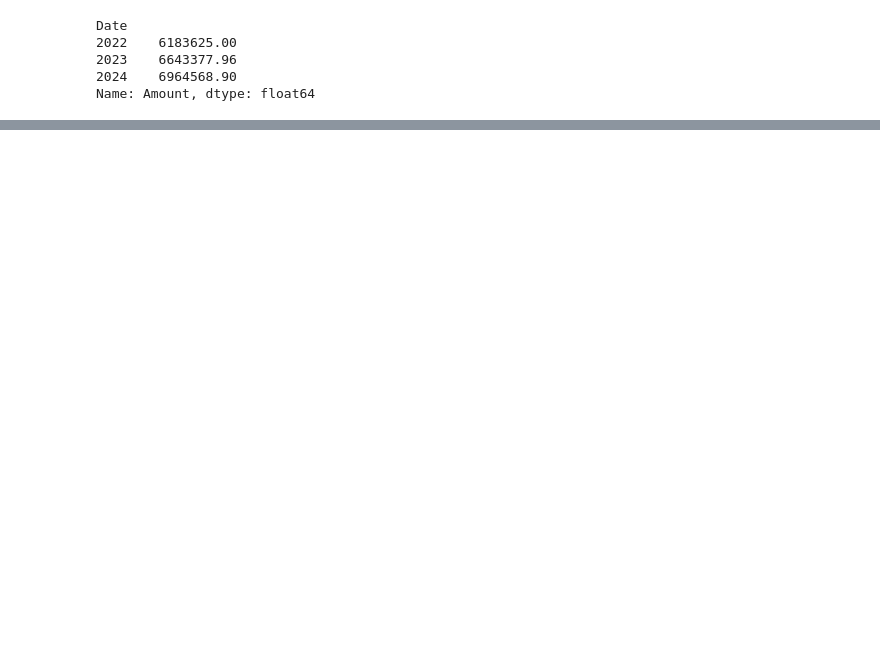
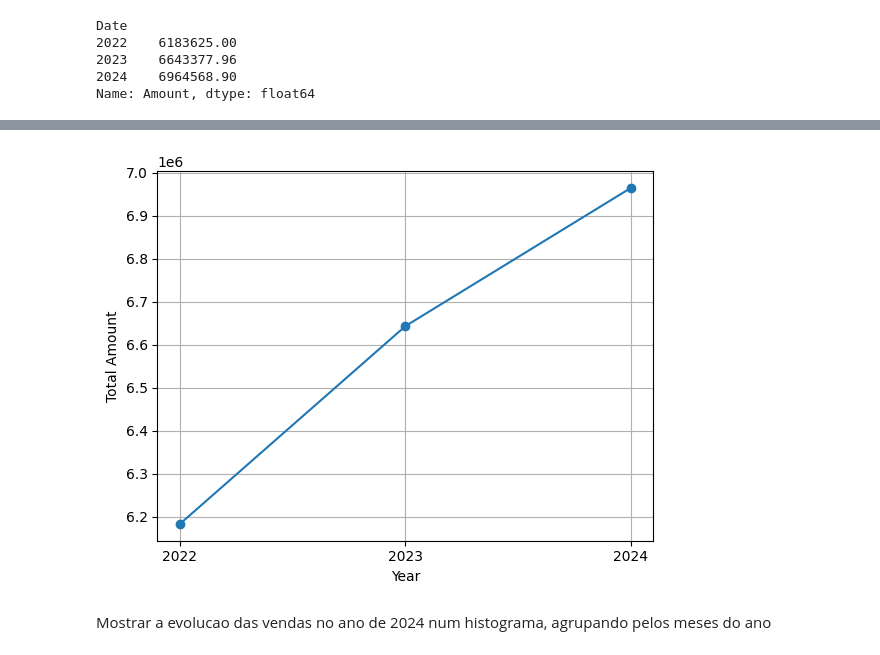
Before and after one commit to Jaimepelembe/Data_analyst_bootcamp_from_basics_to_advanced, a Jupyter notebook: S4_Data_Analysis/ExercisesMatplotlibVisualization.ipynb, the cells around one changed output, grey strips where cells are left out. Drawn from its saved outputs; the diff is of its cells as text; code cells hidden in the pictures; blank space fills up the shorter version.

```diff
--- a/S4_Data_Analysis/ExercisesMatplotlibVisualization.ipynb
+++ b/S4_Data_Analysis/ExercisesMatplotlibVisualization.ipynb
@@ -336 +335,13 @@ NameError: name 'groupByYearTotalAmount' is not defined
+# %%
+# Create a line plot
+plt.plot(groupByYearTotalAmount.index, groupByYearTotalAmount.values, marker="o")
+plt.xlabel("Year")
+plt.ylabel("Total Amount")
+plt.xticks(intervalYears)
+plt.grid()
+plt.show()
+# %% [output]
+[figure, added]
+# %% [markdown]
+Mostrar a evolucao das vendas no ano de 2024 num histograma, agrupando pelos meses do ano
 # %%
```
Also changed, not shown: parts of 13 cells of this notebook, 2 other files.
